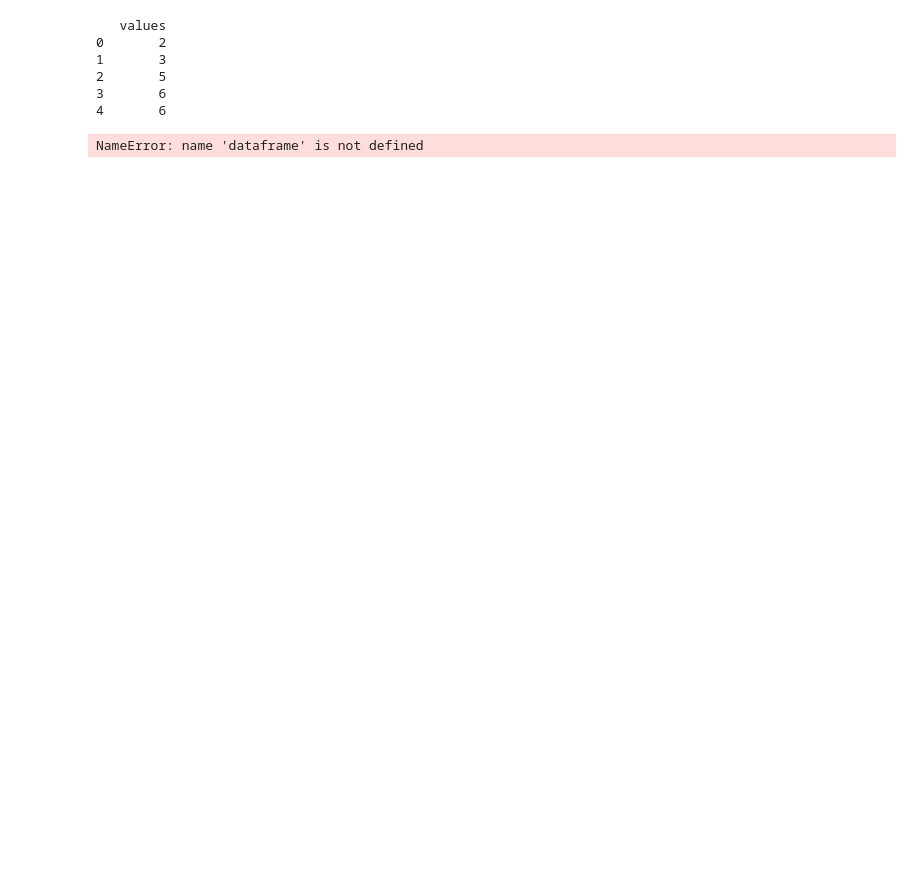
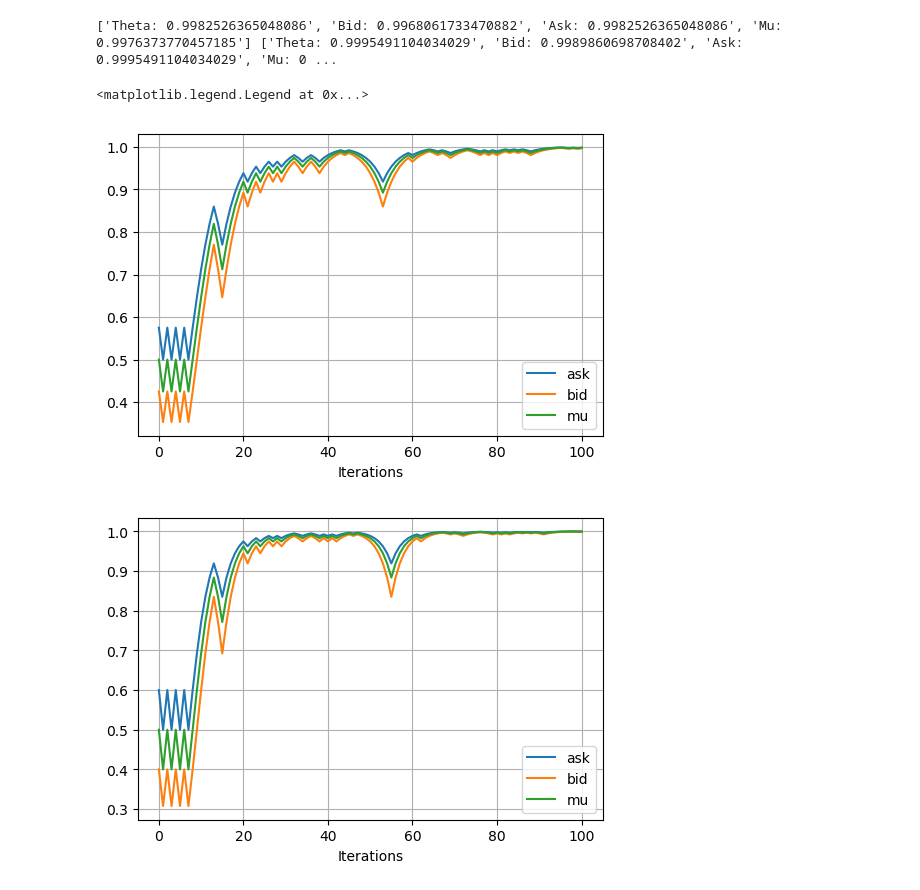
Before and after one commit to s-corfixen/projects-2019-snake-on-3310, a Jupyter notebook: modelproject/Untitled1.ipynb, the cells around one changed output. Saved outputs shown, nothing was run; the diff lists cells and outputs as text; code cells hidden in the pictures; blank space fills up the shorter version.

```diff
--- a/modelproject/Untitled1.ipynb
+++ b/modelproject/Untitled1.ipynb
@@ -129,15 +156,36 @@ NameError: name 'vh' is not defined
-# %%
-values = (2,3,5,6,6)
-data = pd.DataFrame()
-data["values"]=a
-# %% [output]
-   values
-0       2
-1       3
-2       5
-3       6
-4       6
-# %%
-print(dataframe)
-# %% [output]
-NameError: name 'dataframe' is not defined
+# %%
+run1 = simulation(ratio=0.15, iterations=101,seed=404)
+run2 = simulation(ratio=0.2, iterations=101,seed=404)
+run3 = simulation(ratio=0.25, iterations=101, seed=404)
+
+dataframe1, values1 = run1
+dataframe2, values2 = run2
+dataframe3, values3 = run3
+
+merged = pd.concat([dataframe1,dataframe2,dataframe3])
+# %%
+print(values1,values2,values3)
+# %% [output]
+['Theta: 0.9982526365048086', 'Bid: 0.9968061733470882', 'Ask: 0.9982526365048086', 'Mu: 0.9976373770457185'] ['Theta: 0.9995491104034029', 'Bid: 0.9989860698708402', 'Ask: 0.9995491104034029', 'Mu: 0 ...
+# %%
+fig = plt.figure(dpi=100)
+ax = fig.add_subplot(1,1,1)
+ax.plot(dataframe1["ask"])
+ax.plot(dataframe1["bid"])
+ax.plot(dataframe1["mu"])
+ax.grid(True)
+ax.set_xlabel("Iterations")
+ax.legend()
+
+fig1 = plt.figure(dpi=100)
+ax1 = fig1.add_subplot(1,1,1)
+ax1.plot(dataframe2["ask"])
+ax1.plot(dataframe2["bid"])
+ax1.plot(dataframe2["mu"])
+ax1.grid(True)
+ax1.set_xlabel("Iterations")
+ax1.legend()
+# %% [output]
+<matplotlib.legend.Legend at 0x...>
+[figure, added]
+[figure, added]
```
Also changed, not shown: parts of 16 cells of this notebook, 3 other files.
